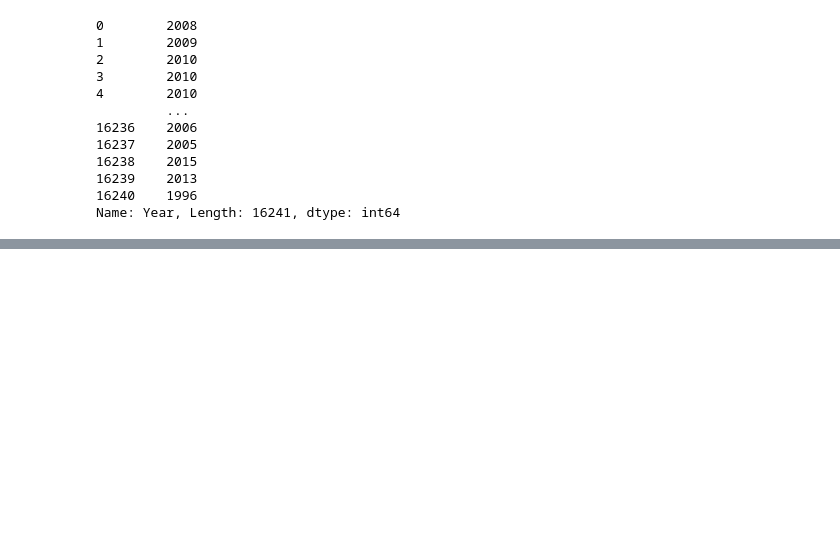
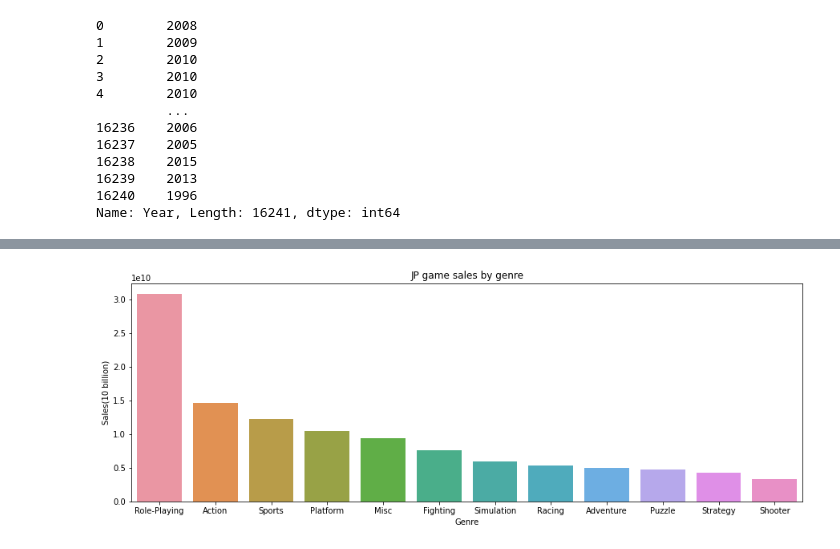
Before and after one commit to SANGJI-PARK/Codestates_Project, a Jupyter notebook: [Section1_Project]Games.ipynb, the cells around one changed output, grey strips where cells are left out. Cells and saved outputs as stored; diff of their text form; code cells hidden in the pictures; blank space fills up the shorter version.

```diff
--- a/[Section1_Project]Games.ipynb
+++ b/[Section1_Project]Games.ipynb
@@ -293,0 +228,10 @@ df[['NA_Sales','EU_Sales','JP_Sales','Other_Sales']].groupby(df['Genre']).sum()
+# %%
+# JP game sales by genre
+plt.figure(figsize=(15,5))
+genre_JP = grouped_Genre.loc[:,['Genre','JP_Sales']].sort_values(by='JP_Sales',ascending=False)
+g3 = sns.barplot(data=genre_JP,x='Genre',y='JP_Sales')
+g3.set_title('JP game sales by genre')
+g3.set_ylabel('Sales(10 billion)') #10억단위
+plt.show()
+# %% [output]
+[figure, added]
```
Also changed, not shown: parts of 50 cells of this notebook.
